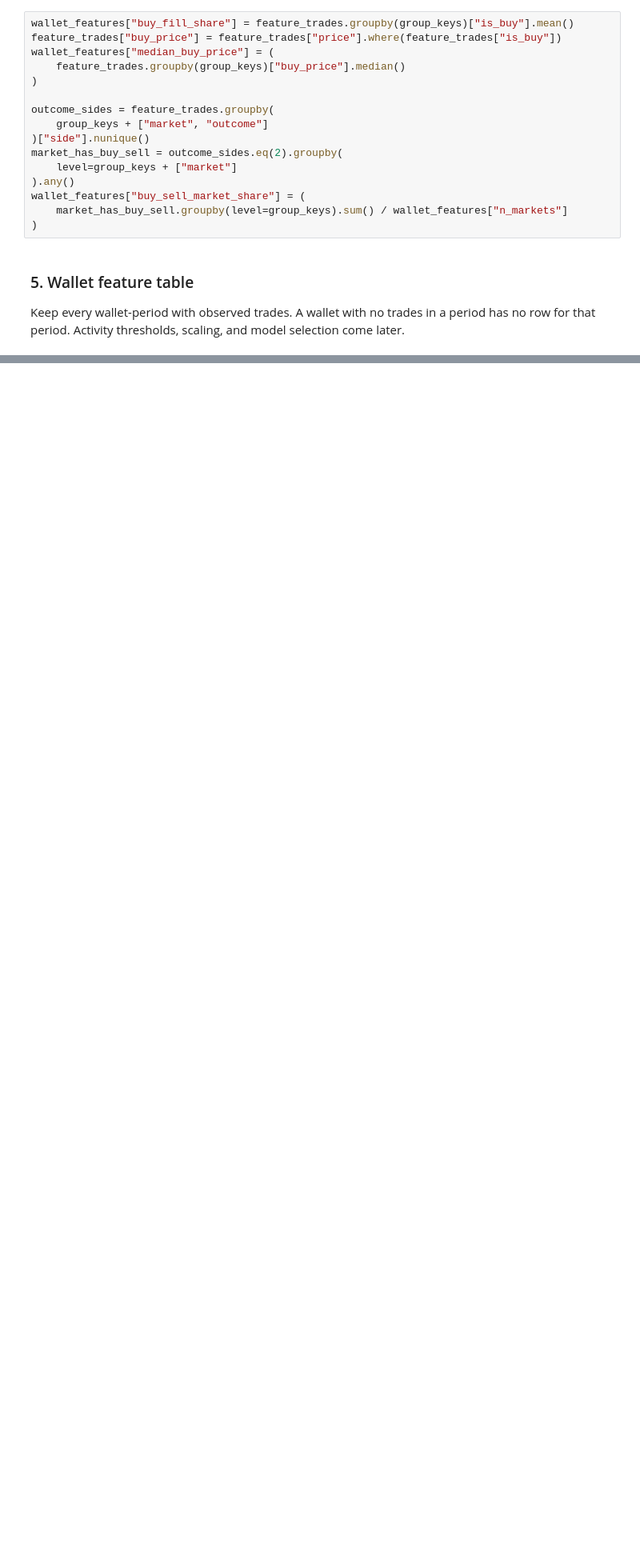
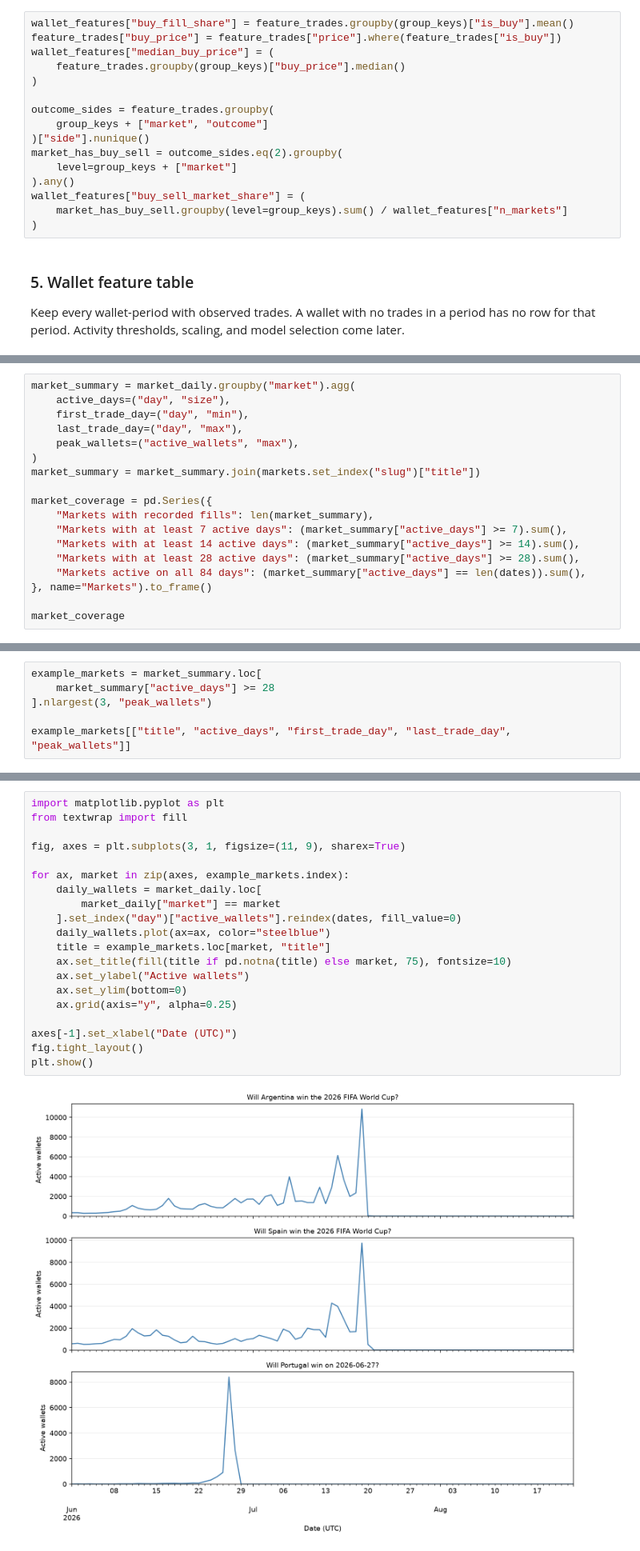
Before and after one commit to Cumuifreer/ucla-stats161-project, a Jupyter notebook: midterm.ipynb, the cells around one changed output, grey strips where cells are left out. Shown at 80% size. Drawn from its saved outputs; the diff is of its cells as text; blank space fills up the shorter version.

Commit message:
Market Activity

```diff
--- a/midterm.ipynb
+++ b/midterm.ipynb
@@ -314,0 +354,18 @@ Missing BUY-price medians: 67,918
+# %%
+market_summary = market_daily.groupby("market").agg(
+    active_days=("day", "size"),
+    first_trade_day=("day", "min"),
+    last_trade_day=("day", "max"),
+    peak_wallets=("active_wallets", "max"),
+)
+market_summary = market_summary.join(markets.set_index("slug")["title"])
+
+market_coverage = pd.Series({
+    "Markets with recorded fills": len(market_summary),
+    "Markets with at least 7 active days": (market_summary["active_days"] >= 7).sum(),
+    "Markets with at least 14 active days": (market_summary["active_days"] >= 14).sum(),
+    "Markets with at least 28 active days": (market_summary["active_days"] >= 28).sum(),
+    "Markets active on all 84 days": (market_summary["active_days"] == len(dates)).sum(),
+}, name="Markets").to_frame()
+
+market_coverage
@@ -314,0 +383,6 @@ Missing BUY-price medians: 67,918
+# %%
+example_markets = market_summary.loc[
+    market_summary["active_days"] >= 28
+].nlargest(3, "peak_wallets")
+
+example_markets[["title", "active_days", "first_trade_day", "last_trade_day", "peak_wallets"]]
@@ -314,0 +395,22 @@ Missing BUY-price medians: 67,918
+# %%
+import matplotlib.pyplot as plt
+from textwrap import fill
+
+fig, axes = plt.subplots(3, 1, figsize=(11, 9), sharex=True)
+
+for ax, market in zip(axes, example_markets.index):
+    daily_wallets = market_daily.loc[
+        market_daily["market"] == market
+    ].set_index("day")["active_wallets"].reindex(dates, fill_value=0)
+    daily_wallets.plot(ax=ax, color="steelblue")
+    title = example_markets.loc[market, "title"]
+    ax.set_title(fill(title if pd.notna(title) else market, 75), fontsize=10)
+    ax.set_ylabel("Active wallets")
+    ax.set_ylim(bottom=0)
+    ax.grid(axis="y", alpha=0.25)
+
+axes[-1].set_xlabel("Date (UTC)")
+fig.tight_layout()
+plt.show()
+# %% [output]
+[figure, added]
```
Also changed, not shown: parts of 7 cells of this notebook, 2 other files.
